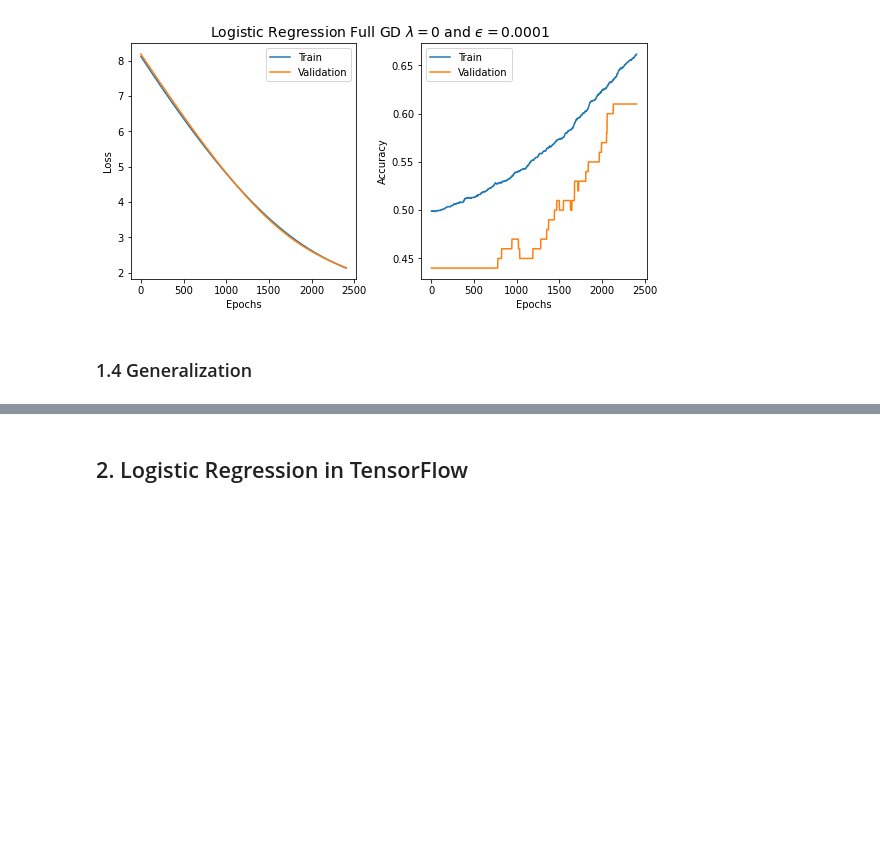
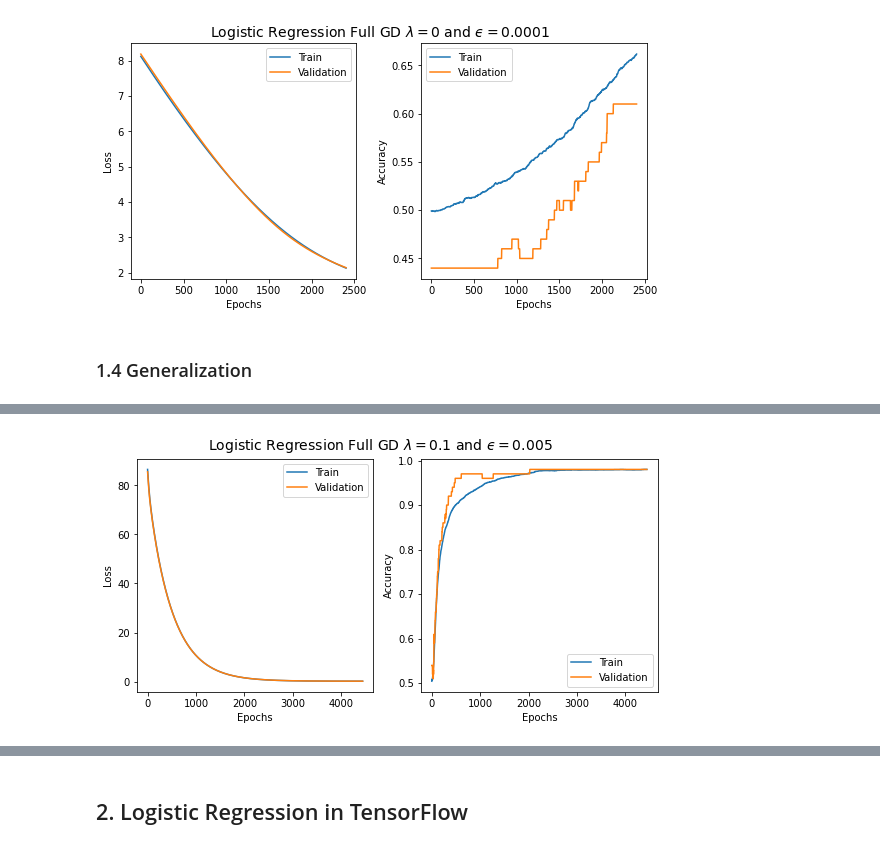
Before and after one commit to pranshumalik14/ece421-labs-hw, a Jupyter notebook: labs/lab1/lab1.ipynb, the cells around one changed output, grey strips where cells are left out. Cells and saved outputs as stored; diff of their text form; code cells hidden in the pictures; blank space fills up the shorter version.

```diff
--- a/labs/lab1/lab1.ipynb
+++ b/labs/lab1/lab1.ipynb
@@ -175,0 +183,7 @@ plot_learning_history(title, loss_history_eps_0p0001[:, 0:2], accuracy_history_e
+# %%
+w_init = np.random.normal(0.001, 0.99, (X_train.shape[1], 1)) # initial weight vector
+_, loss_history_lambda_0p1, accuracy_history_lambda_0p1 = grad_descent(w_init, Xs, Ys, 0.005, 5000, 0.1)
+title  = r"Logistic Regression Full GD $\lambda={}$ and $ϵ={}$".format(0.1, 0.005)
+plot_learning_history(title, loss_history_lambda_0p1[:, 0:2], accuracy_history_lambda_0p1[:, 0:2])
+# %% [output]
+[figure, added]
```
Also changed, not shown: parts of 7 cells of this notebook.
